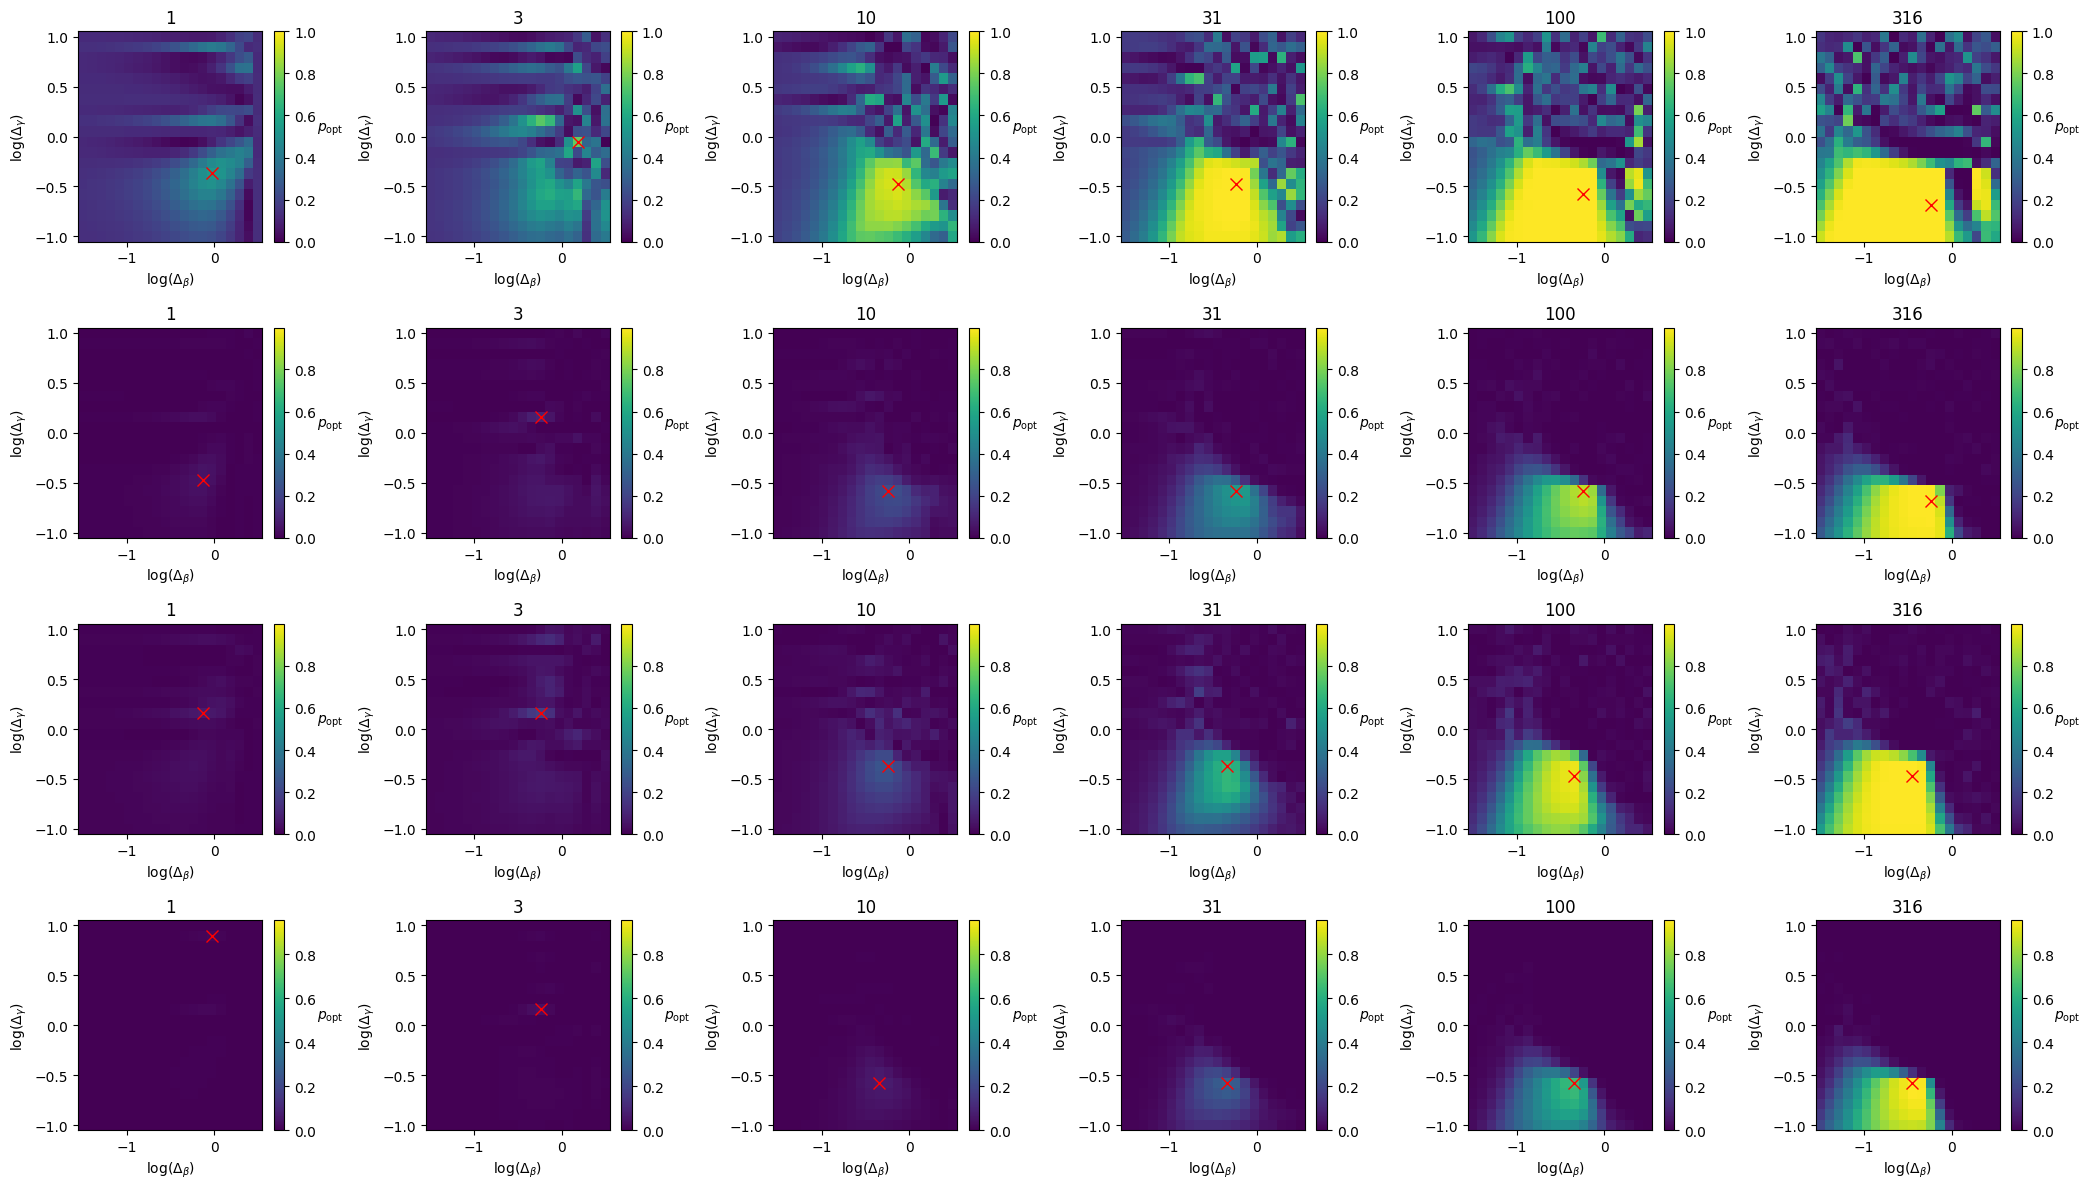
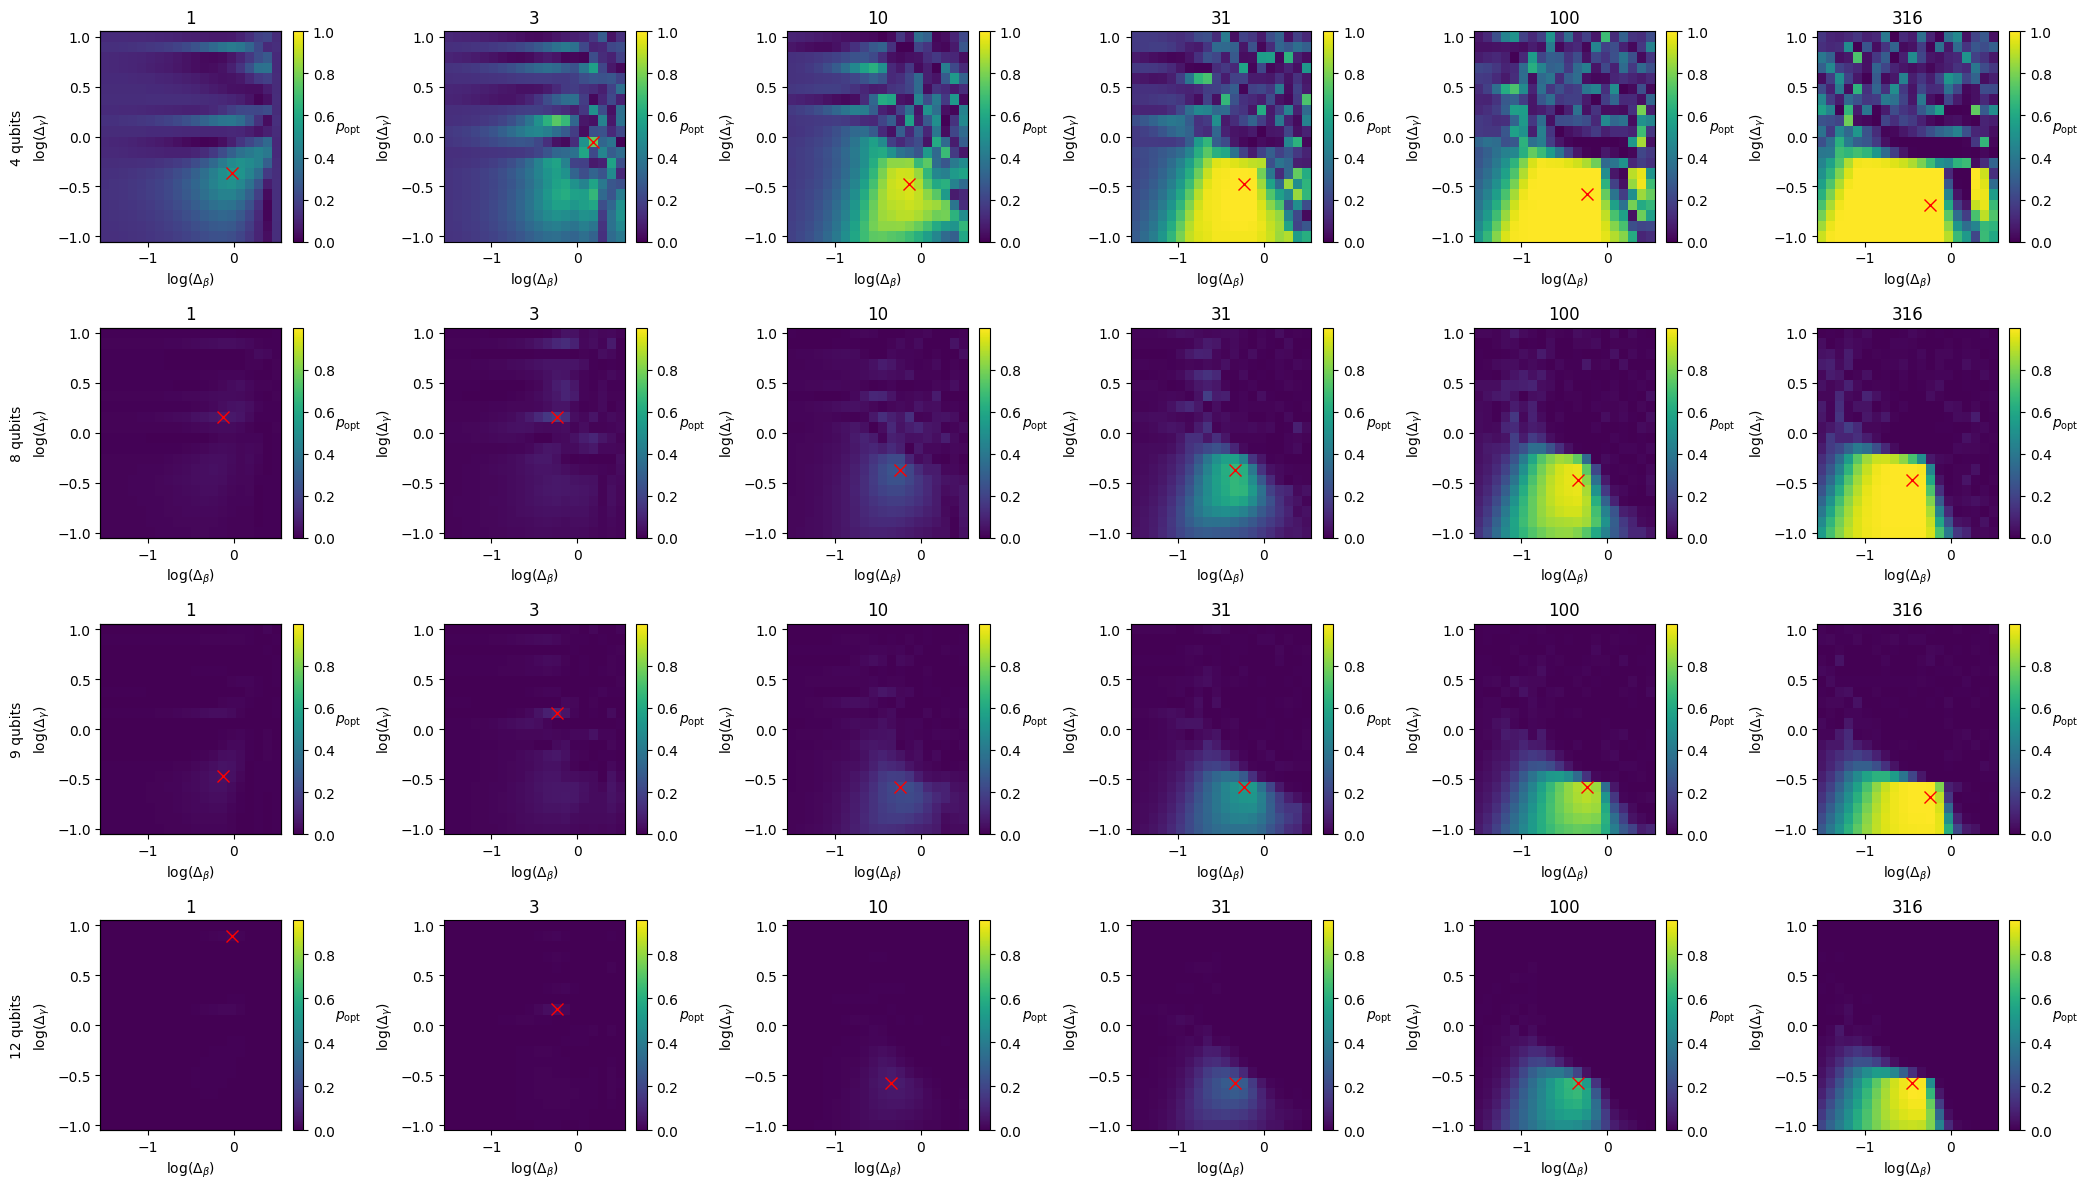
The change to this notebook cell's code, shown as a diff; its figure went from the first image to the second:
--- before
+++ after
@@ -3,9 +3,17 @@
 dg = 10.0
 maxp = 316
+
+qubits = [4, 8, 9, 12]
 plot_p_opt_3d(axs[0, :], 'test_N2_W2', db, dg, maxp)
-plot_p_opt_3d(axs[1, :], 'trivial', db, dg, maxp)
-plot_p_opt_3d(axs[2, :], 'test_N7_W2', db, dg, maxp)
+plot_p_opt_3d(axs[1, :], 'test_N7_W2', db, dg, maxp)
+plot_p_opt_3d(axs[2, :], 'trivial', db, dg, maxp)
 plot_p_opt_3d(axs[3, :], 'test_N8_W3', db, dg, maxp)
 
+
+for idx, ax in enumerate(axs[:, 0]):
+    twin = ax.twinx()
+    twin.set_yticks([])
+    twin.set_ylabel(f'{qubits[idx]} qubits')
+    twin.yaxis.set_label_coords(-0.5,0.5)
 
 fig.set_figheight(3 * len(axs[:,0]))

Commit: QUBO Iter-QAOA